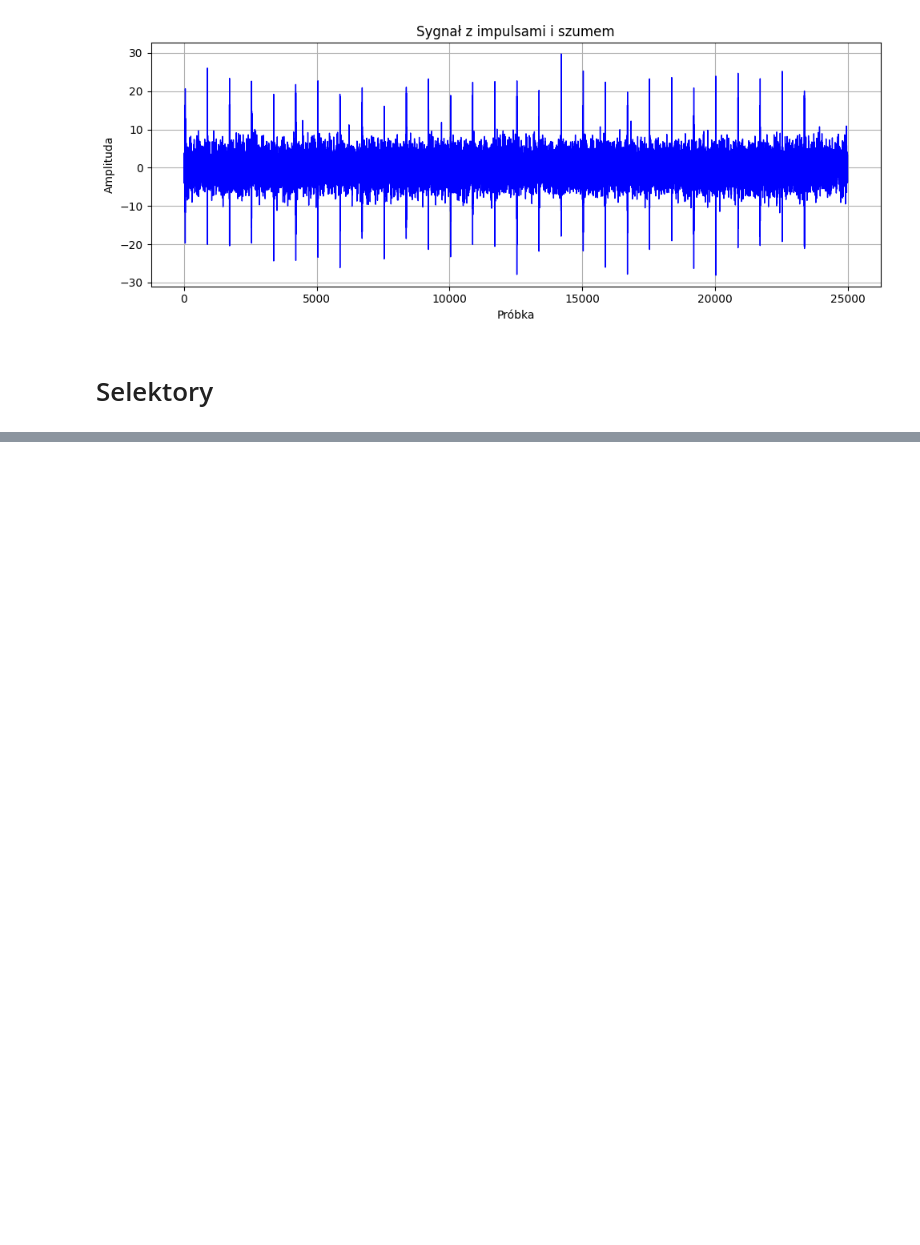
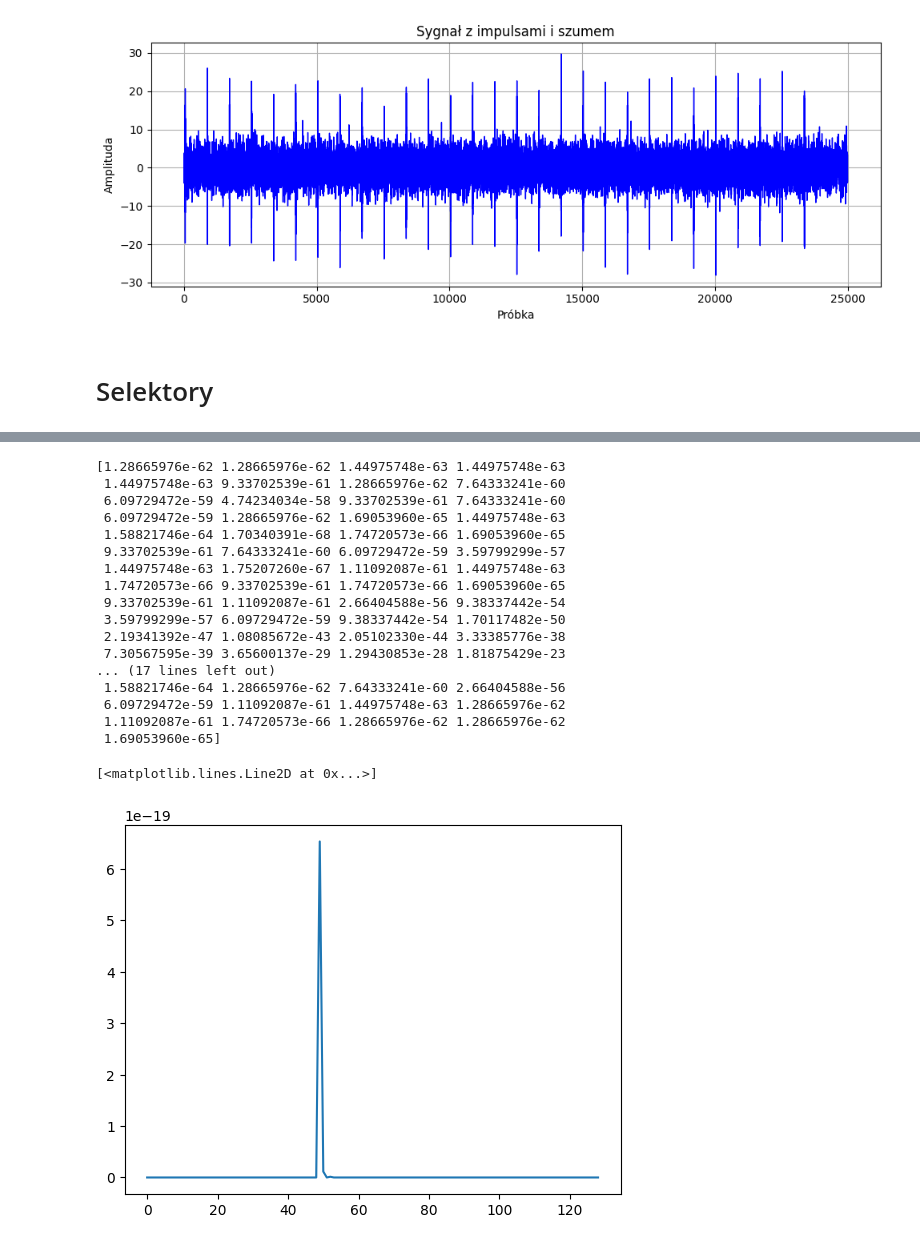
Before and after one commit to MD275996/System-to-identify-anomalies-in-vibration-signals-for-local-damage-detection-in-machines, a Jupyter notebook: main.ipynb, the cells around one changed output, grey strips where cells are left out. Drawn from its saved outputs; the diff is of its cells as text; code cells hidden in the pictures; blank space fills up the shorter version.

```diff
--- a/main.ipynb
+++ b/main.ipynb
@@ -25,0 +41,23 @@ import ifb_selectors
+# %%
+kss_results = selector.KSS(signal,fs)
+plt.plot(kss_results)
+# %% [output]
+[1.28665976e-62 1.28665976e-62 1.44975748e-63 1.44975748e-63
+ 1.44975748e-63 9.33702539e-61 1.28665976e-62 7.64333241e-60
+ 6.09729472e-59 4.74234034e-58 9.33702539e-61 7.64333241e-60
+ 6.09729472e-59 1.28665976e-62 1.69053960e-65 1.44975748e-63
+ 1.58821746e-64 1.70340391e-68 1.74720573e-66 1.69053960e-65
+ 9.33702539e-61 7.64333241e-60 6.09729472e-59 3.59799299e-57
+ 1.44975748e-63 1.75207260e-67 1.11092087e-61 1.44975748e-63
+ 1.74720573e-66 9.33702539e-61 1.74720573e-66 1.69053960e-65
+ 9.33702539e-61 1.11092087e-61 2.66404588e-56 9.38337442e-54
+ 3.59799299e-57 6.09729472e-59 9.38337442e-54 1.70117482e-50
+ 2.19341392e-47 1.08085672e-43 2.05102330e-44 3.33385776e-38
+ 7.30567595e-39 3.65600137e-29 1.29430853e-28 1.81875429e-23
+... (17 lines left out)
+ 1.58821746e-64 1.28665976e-62 7.64333241e-60 2.66404588e-56
+ 6.09729472e-59 1.11092087e-61 1.44975748e-63 1.28665976e-62
+ 1.11092087e-61 1.74720573e-66 1.28665976e-62 1.28665976e-62
+ 1.69053960e-65]
+[<matplotlib.lines.Line2D at 0x...>]
+[figure, added]
```
Also changed, not shown: parts of 4 cells of this notebook, 1 other file.
